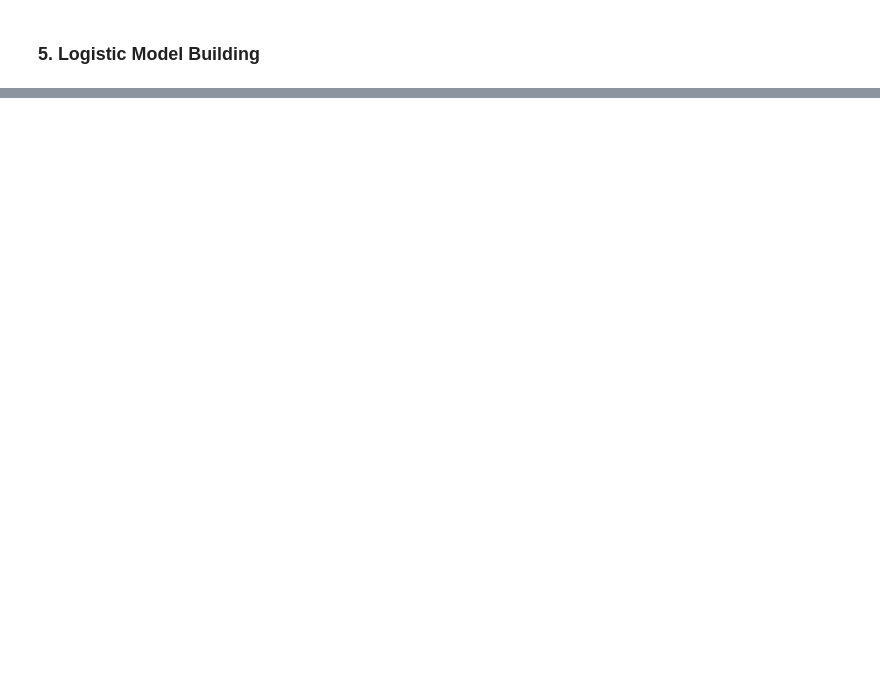
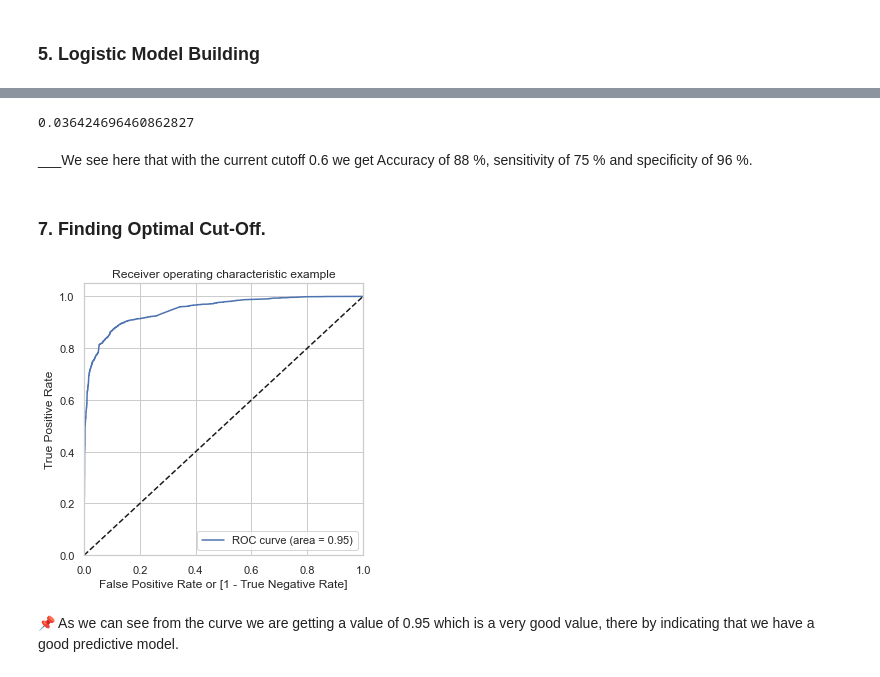
Before and after one commit to SatyugRaj/Lead_Scoring_Case_Study, a Jupyter notebook: LEAD_SCORING_CASE_STUDY.ipynb, the cells around one changed output, grey strips where cells are left out. Cells and saved outputs as stored; diff of their text form; code cells hidden in the pictures; blank space fills up the shorter version.

```diff
--- a/LEAD_SCORING_CASE_STUDY.ipynb
+++ b/LEAD_SCORING_CASE_STUDY.ipynb
@@ -1154,0 +1615,5 @@ leads_final_dummy.head()
+# %%
+# Reshaping to an array
+
+y_train_pred = y_train_pred.values.reshape(-1)
+y_train_pred[:10]
@@ -1154,0 +1623,8 @@ leads_final_dummy.head()
+# %%
+# Data frame with given convertion rate and probablity of predicted ones
+
+y_train_pred_final = pd.DataFrame({'Converted':y_train.values, 'Converted_prob':y_train_pred})
+
+y_train_pred_final['Prospect ID'] = y_train.index
+
+y_train_pred_final.head()
@@ -1154,0 +1638,7 @@ leads_final_dummy.head()
+# %%
+# Substituting the probablities into a new column "Prediction" with 0 or 1 based on cut off as 0.6
+
+y_train_pred_final['Prediction'] = y_train_pred_final.Converted_prob.map(lambda x: 1 if x > 0.6 else 0)
+
+# Let's see the head
+y_train_pred_final.head()
@@ -1154,0 +1688,29 @@ leads_final_dummy.head()
+# %%
+# Calculate False Postive Rate - predicting conversion when customer does not have convert
+print(FP/ float(TN+FP))
+# %% [output]
+0.036424696460862827
+# %% [markdown]
+___We see here that with the current cutoff 0.6 we get Accuracy of 88 %, sensitivity of 75 % and specificity of 96 %.
+# %% [markdown]
+### 7. Finding Optimal Cut-Off.
+# %%
+# Using ROC Curve to find optimal cut-off
+
+# ROC function
+def draw_roc( actual, probs ):
+    fpr, tpr, thresholds = metrics.roc_curve( actual, probs,
+                                              drop_intermediate = False )
+    auc_score = metrics.roc_auc_score( actual, probs )
+    plt.figure(figsize=(5, 5))
+    plt.plot( fpr, tpr, label='ROC curve (area = %0.2f)' % auc_score )
+    plt.plot([0, 1], [0, 1], 'k--')
+    plt.xlim([0.0, 1.0])
+    plt.ylim([0.0, 1.05])
+    plt.xlabel('False Positive Rate or [1 - True Negative Rate]')
+    plt.ylabel('True Positive Rate')
+    plt.title('Receiver operating characteristic example')
+    plt.legend(loc="lower right")
+    plt.show()
+
+    return None
@@ -1154,0 +1720,6 @@ leads_final_dummy.head()
+# %%
+draw_roc(y_train_pred_final.Converted, y_train_pred_final.Converted_prob)
+# %% [output]
+[figure, added]
+# %% [markdown]
+📌 As we can see from the curve we are getting a value of 0.95 which is a very good value, there by indicating that we have a good predictive model.
```
Also changed, not shown: parts of 64 cells of this notebook.
